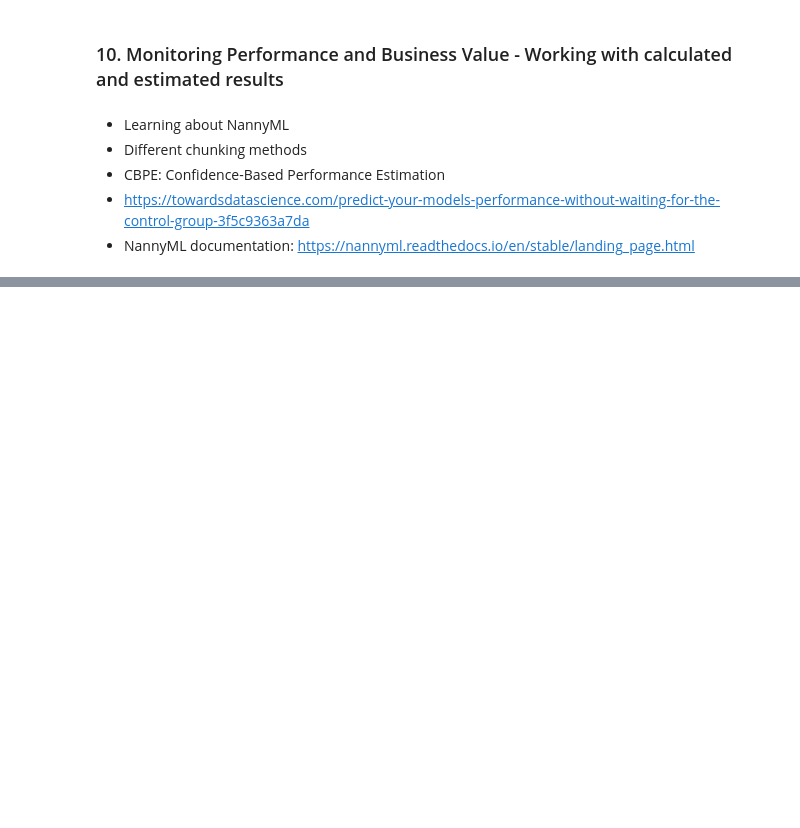
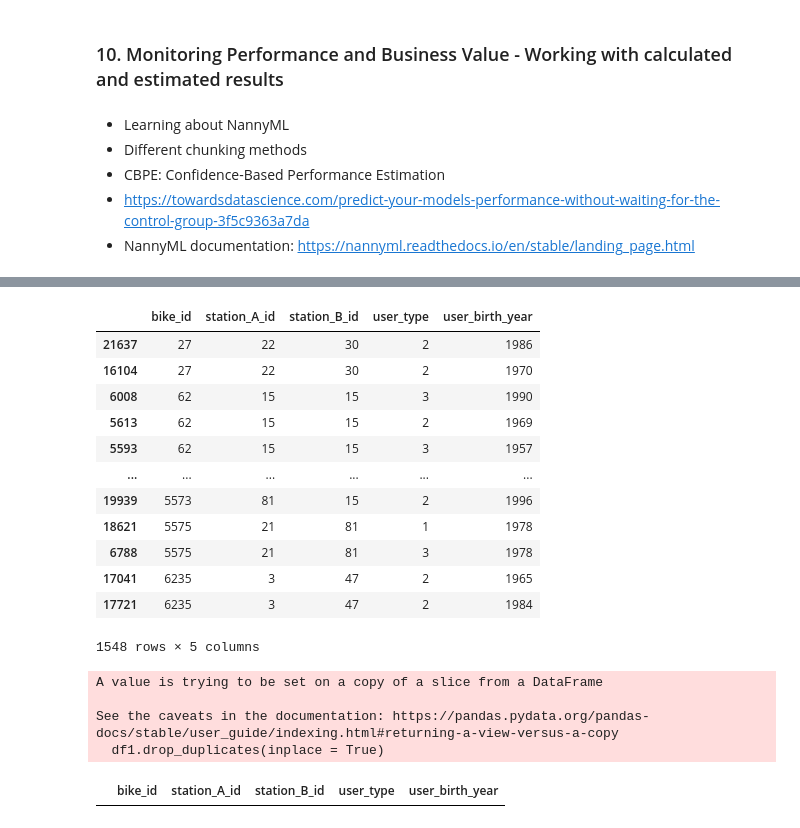
Before and after one commit to naid3n/DataCamp_Courses, a Jupyter notebook: DataCamp_Data_Engineering/DataCamp_DE_Associate_Certificate_Prep/Competency_2_Data_Management_in_Python.ipynb, the cells around one changed output, grey strips where cells are left out. Drawn from its saved outputs; the diff is of its cells as text; code cells hidden in the pictures; blank space fills up the shorter version.

```diff
--- a/DataCamp_Data_Engineering/DataCamp_DE_Associate_Certificate_Prep/Competency_2_Data_Management_in_Python.ipynb
+++ b/DataCamp_Data_Engineering/DataCamp_DE_Associate_Certificate_Prep/Competency_2_Data_Management_in_Python.ipynb
@@ -541,0 +552,12 @@ plt.show()
+# %%
+# create some duplicated data from the ride sharing dataset
+# Duplicated: bikes that were used to travel from Station A to B
+
+load_dotenv()
+
+dir_path = os.getenv('file_path')
+file_name = 'ride_sharing_new.csv'
+
+f_path = os.path.join(dir_path, file_name)
+df = pd.read_csv(f_path)
+print(df.head())
@@ -541,0 +582,4 @@ plt.show()
+# %%
+# select a subset of data for analysis
+df1 = df[['bike_id', 'station_A_id', 'station_B_id', 'user_type', 'user_birth_year']]
+print(df1.sort_values('bike_id'))
@@ -541,0 +601,31 @@ plt.show()
+# %%
+# select a list of column names to check for duplications (subsetting on Metadata)
+
+cols = ['bike_id', 'station_A_id', 'station_B_id']
+duplicates = df1.duplicated(subset = cols, keep = False) # whether to keep first, last, or all (false)
+df1[duplicates].sort_values('bike_id')
+
+# result shows recodes with duplicated cols (bike id, station A, station B)
+# %% [output]
+|  | bike_id | station_A_id | station_B_id | user_type | user_birth_year |
+| 21637 | 27 | 22 | 30 | 2 | 1986 |
+| 16104 | 27 | 22 | 30 | 2 | 1970 |
+| 6008 | 62 | 15 | 15 | 3 | 1990 |
+| 5613 | 62 | 15 | 15 | 2 | 1969 |
+| 5593 | 62 | 15 | 15 | 3 | 1957 |
+| ... | ... | ... | ... | ... | ... |
+| 19939 | 5573 | 81 | 15 | 2 | 1996 |
+| 18621 | 5575 | 21 | 81 | 1 | 1978 |
+| 6788 | 5575 | 21 | 81 | 3 | 1978 |
+| 17041 | 6235 | 3 | 47 | 2 | 1965 |
+| 17721 | 6235 | 3 | 47 | 2 | 1984 |
+1548 rows × 5 columns
+# %%
+# Result will show both complete (all rows duplicated) and incomplete duplicatesk if any.
+# Treat complete duplicates - Drop duplicates directly inside DataFrame
+df1.drop_duplicates(inplace = True)
+# %% [output]
+A value is trying to be set on a copy of a slice from a DataFrame
+
+See the caveats in the documentation: https://pandas.pydata.org/pandas-docs/stable/user_guide/indexing.html#returning-a-view-versus-a-copy
+  df1.drop_duplicates(inplace = True)
@@ -541,0 +639,6 @@ plt.show()
+# %%
+# Validate we removed the duplicates
+duplicates = df1.duplicated(subset = cols, keep = False)
+df1[duplicates].sort_values(by = 'bike_id')
+# %% [output]
+|  | bike_id | station_A_id | station_B_id | user_type | user_birth_year |
```
Also changed, not shown: parts of 6 cells of this notebook, 6 other files.
